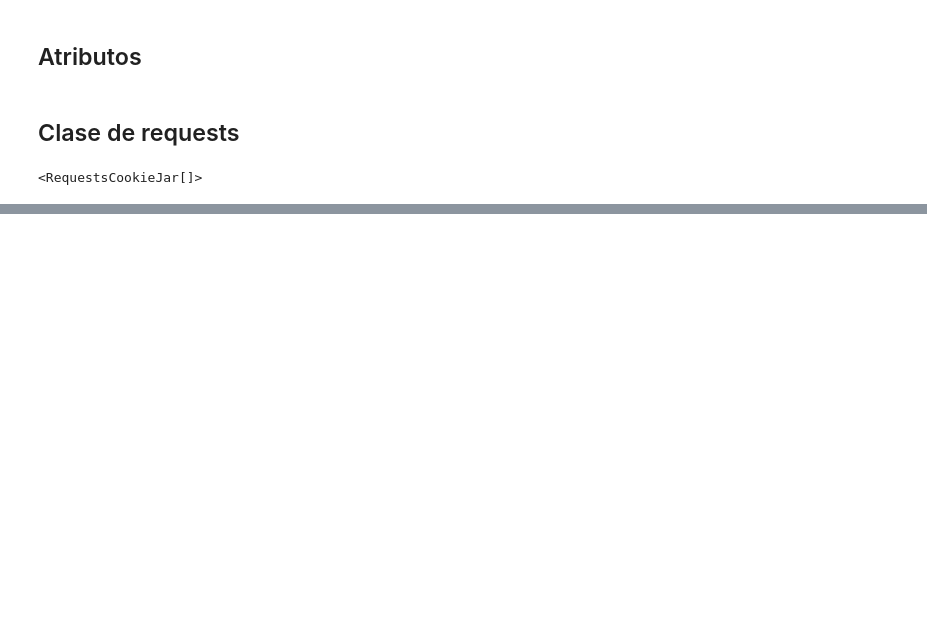
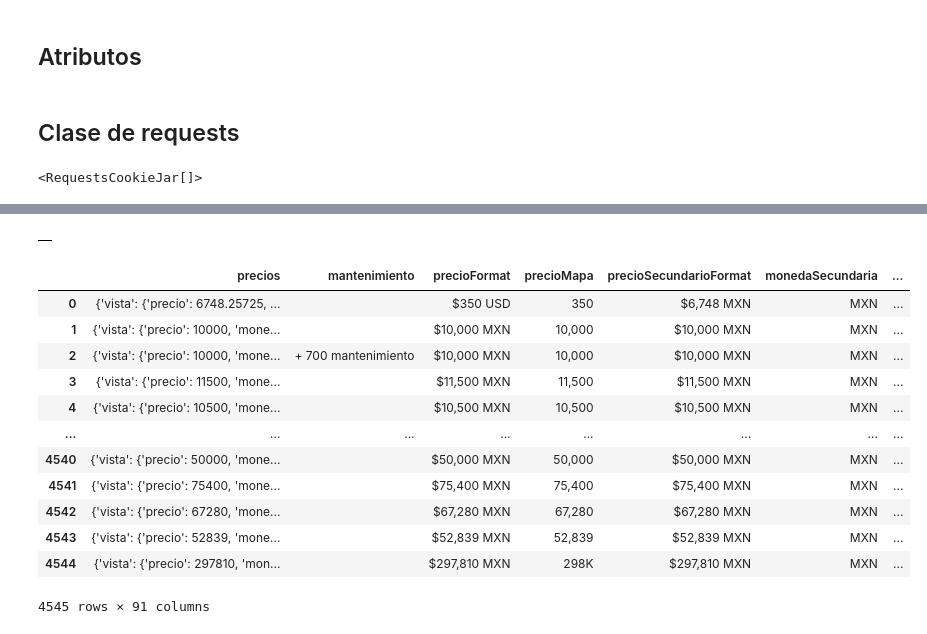
Before and after one commit to Kurtshebayn/Portafolio, a Jupyter notebook: century21_scrapper.ipynb, the cells around one changed output, grey strips where cells are left out. Cells and saved outputs as stored; diff of their text form; code cells hidden in the pictures; blank space fills up the shorter version.

```diff
--- a/century21_scrapper.ipynb
+++ b/century21_scrapper.ipynb
@@ -178,3 +204,5 @@ response_rent
 def get_results_info(req, url, header):
     response = req.get_requests(url, header)
     response_results = response.json()
+    result = response_results['results']
+    return result
@@ -199,4 +209,33 @@ def get_result_page(url):
-# %%
-for url in urls_page:
-    result = get_result_page(url)
-    df = pd.concat([df, pd.DataFrame(result)], ignore_index=True)
+# %%
+def scrape_data(url, header, df):
+    req = Requester()
+    price_list = get_price_range(req, url, header)
+    price_list_pages = [get_page_number(req, url_price, header) for url_price in price_list]
+    price_list_pages_p = list(chain(*price_list_pages))
+    for url_page in price_list_pages_p:
+        data = get_results_info(req, url_page, header)
+        df = pd.concat([df, pd.DataFrame(data)], ignore_index=True)
+    return df
+# %%
+df = pd.DataFrame()
+df
+# %% [output]
+|  |
+# %%
+df = scrape_data(url_json_rent, headers_json, df)
+# %%
+df
+# %% [output]
+|  | precios | mantenimiento | precioFormat | precioMapa | precioSecundarioFormat | monedaSecundaria | ... |
+| 0 | {'vista': {'precio': 6748.25725, ... |  | $350 USD | 350 | $6,748 MXN | MXN | ... |
+| 1 | {'vista': {'precio': 10000, 'mone... |  | $10,000 MXN | 10,000 | $10,000 MXN | MXN | ... |
+| 2 | {'vista': {'precio': 10000, 'mone... | + 700 mantenimiento | $10,000 MXN | 10,000 | $10,000 MXN | MXN | ... |
+| 3 | {'vista': {'precio': 11500, 'mone... |  | $11,500 MXN | 11,500 | $11,500 MXN | MXN | ... |
+| 4 | {'vista': {'precio': 10500, 'mone... |  | $10,500 MXN | 10,500 | $10,500 MXN | MXN | ... |
+| ... | ... | ... | ... | ... | ... | ... | ... |
+| 4540 | {'vista': {'precio': 50000, 'mone... |  | $50,000 MXN | 50,000 | $50,000 MXN | MXN | ... |
+| 4541 | {'vista': {'precio': 75400, 'mone... |  | $75,400 MXN | 75,400 | $75,400 MXN | MXN | ... |
+| 4542 | {'vista': {'precio': 67280, 'mone... |  | $67,280 MXN | 67,280 | $67,280 MXN | MXN | ... |
+| 4543 | {'vista': {'precio': 52839, 'mone... |  | $52,839 MXN | 52,839 | $52,839 MXN | MXN | ... |
+| 4544 | {'vista': {'precio': 297810, 'mon... |  | $297,810 MXN | 298K | $297,810 MXN | MXN | ... |
+4545 rows × 91 columns
```
Also changed, not shown: parts of 11 cells of this notebook.
